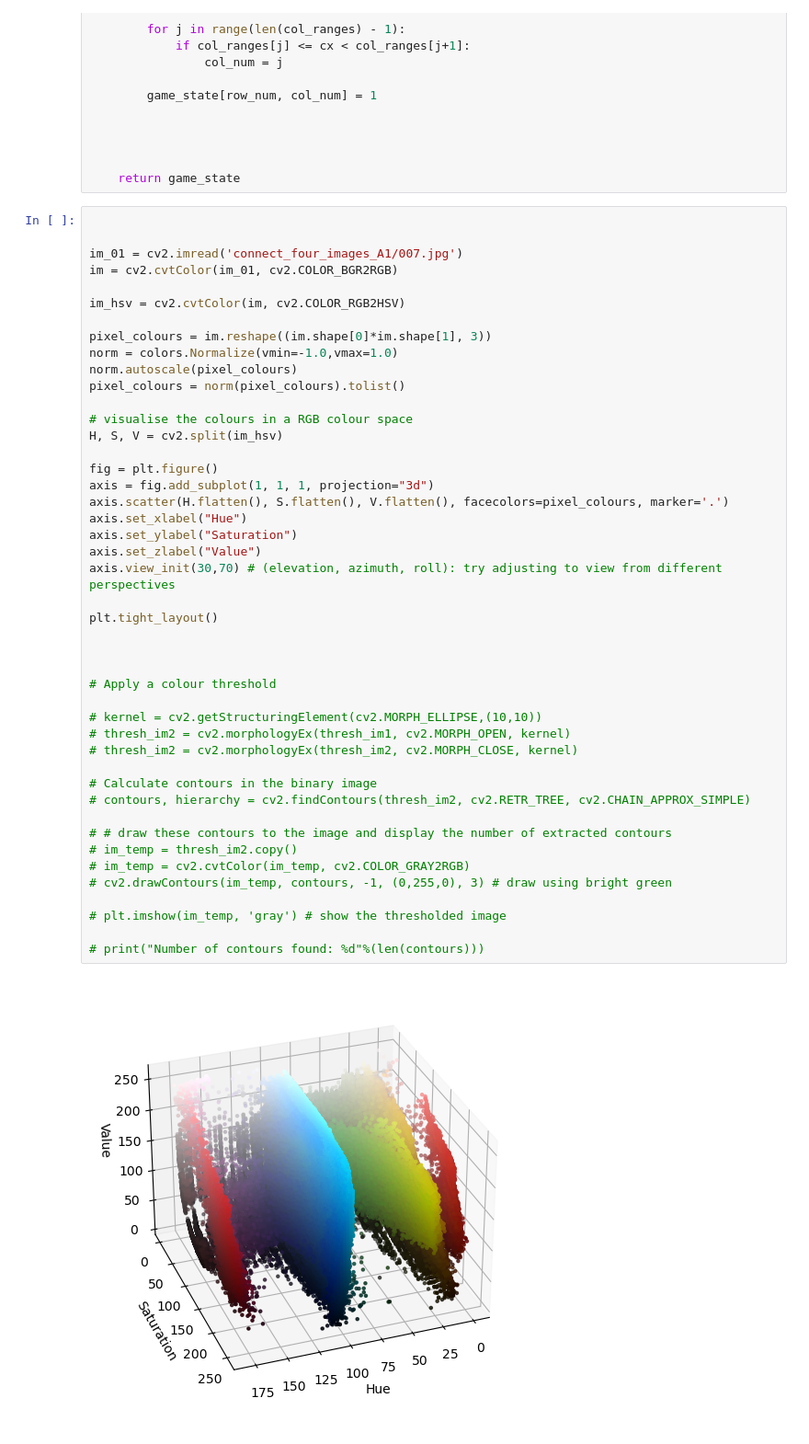
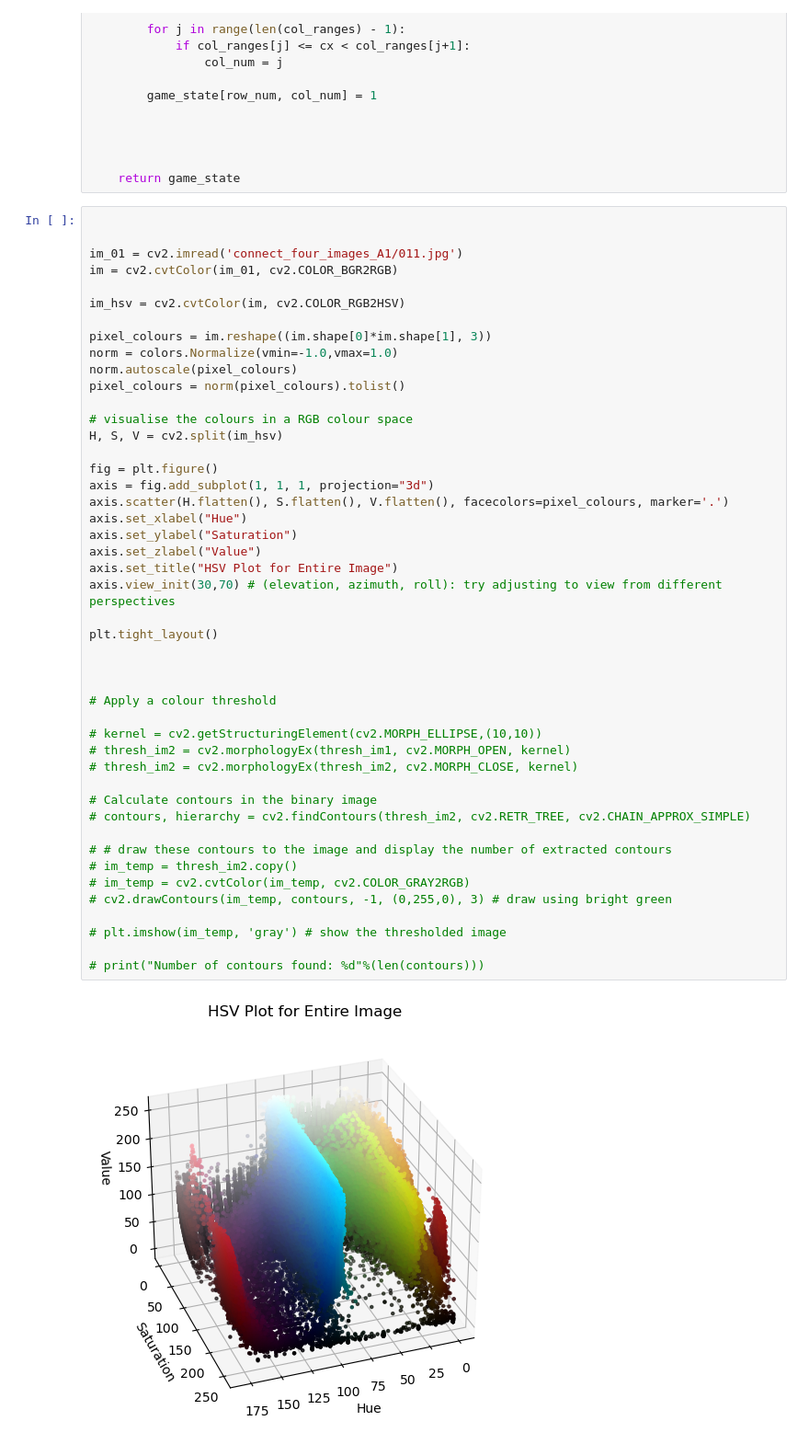
Before and after one commit to AmelineA2003/AMME5710, a Jupyter notebook: Assignments/A1/Question_2/Q2_all.ipynb, the cells around one changed output. Shown at 92% size. Cells and saved outputs as stored; diff of their text form.

```diff
--- a/Assignments/A1/Question_2/Q2_all.ipynb
+++ b/Assignments/A1/Question_2/Q2_all.ipynb
@@ -184,7 +195,7 @@ def find_game_state(warped_image):
 # %%
 
 
-im_01 = cv2.imread('connect_four_images_A1/007.jpg')
+im_01 = cv2.imread('connect_four_images_A1/011.jpg')
 im = cv2.cvtColor(im_01, cv2.COLOR_BGR2RGB)
 
 im_hsv = cv2.cvtColor(im, cv2.COLOR_RGB2HSV)
@@ -200,34 +211,35 @@ H, S, V = cv2.split(im_hsv)
 fig = plt.figure()
 axis = fig.add_subplot(1, 1, 1, projection="3d")
 axis.scatter(H.flatten(), S.flatten(), V.flatten(), facecolors=pixel_colours, marker='.')
 axis.set_xlabel("Hue")
 axis.set_ylabel("Saturation")
 axis.set_zlabel("Value")
+axis.set_title("HSV Plot for Entire Image")
 axis.view_init(30,70) # (elevation, azimuth, roll): try adjusting to view from different perspectives
 
 plt.tight_layout()
 
 
 
 # Apply a colour threshold
 
 # kernel = cv2.getStructuringElement(cv2.MORPH_ELLIPSE,(10,10))
 # thresh_im2 = cv2.morphologyEx(thresh_im1, cv2.MORPH_OPEN, kernel)
 # thresh_im2 = cv2.morphologyEx(thresh_im2, cv2.MORPH_CLOSE, kernel)
 
 # Calculate contours in the binary image
 # contours, hierarchy = cv2.findContours(thresh_im2, cv2.RETR_TREE, cv2.CHAIN_APPROX_SIMPLE)
 
 # # draw these contours to the image and display the number of extracted contours
 # im_temp = thresh_im2.copy()
 # im_temp = cv2.cvtColor(im_temp, cv2.COLOR_GRAY2RGB)
 # cv2.drawContours(im_temp, contours, -1, (0,255,0), 3) # draw using bright green
 
 # plt.imshow(im_temp, 'gray') # show the thresholded image
 
 # print("Number of contours found: %d"%(len(contours)))
 # %% [output]
-[figure, old version]
+[figure, new version]
 # %%
 # Define a mask for the blue
 
```
Also changed, not shown: parts of 11 cells of this notebook, 10 other files.
